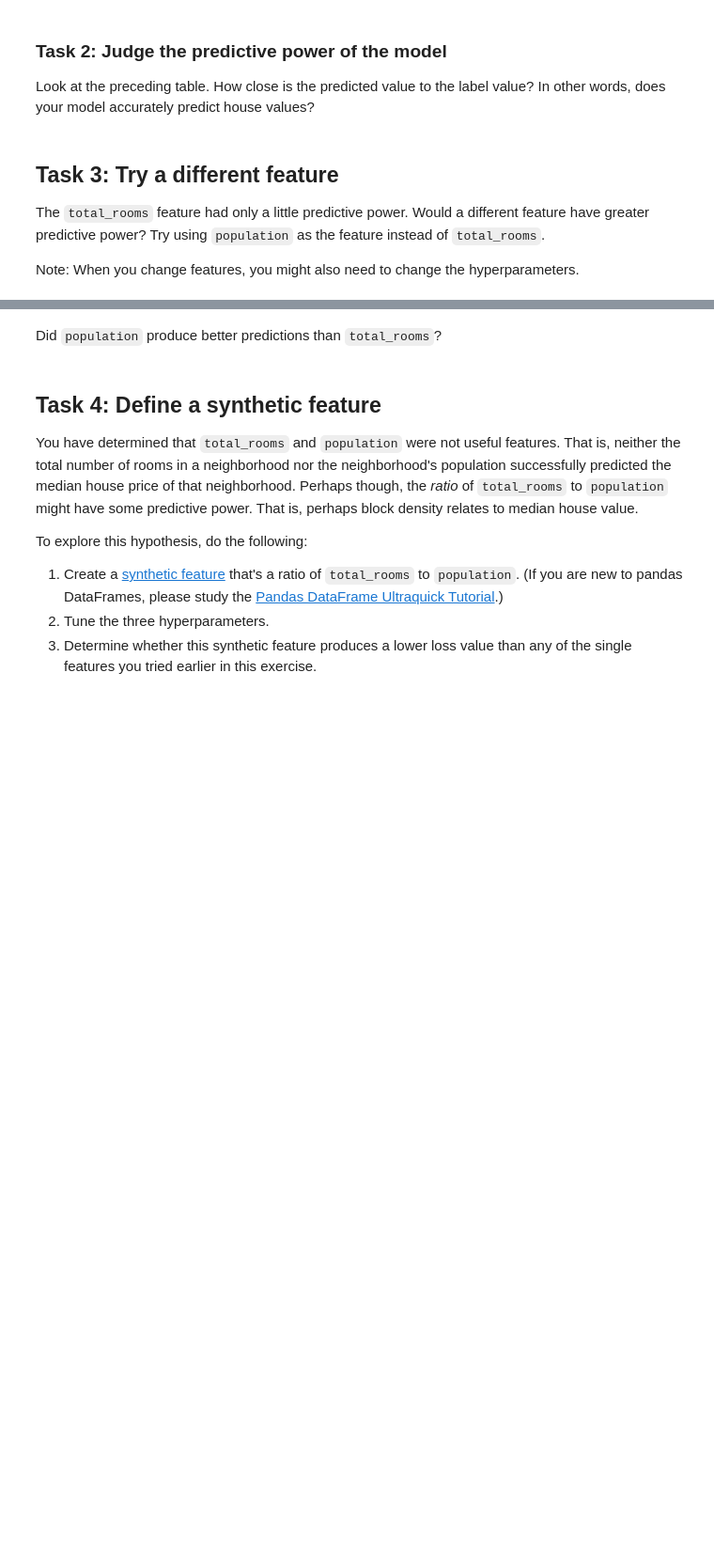
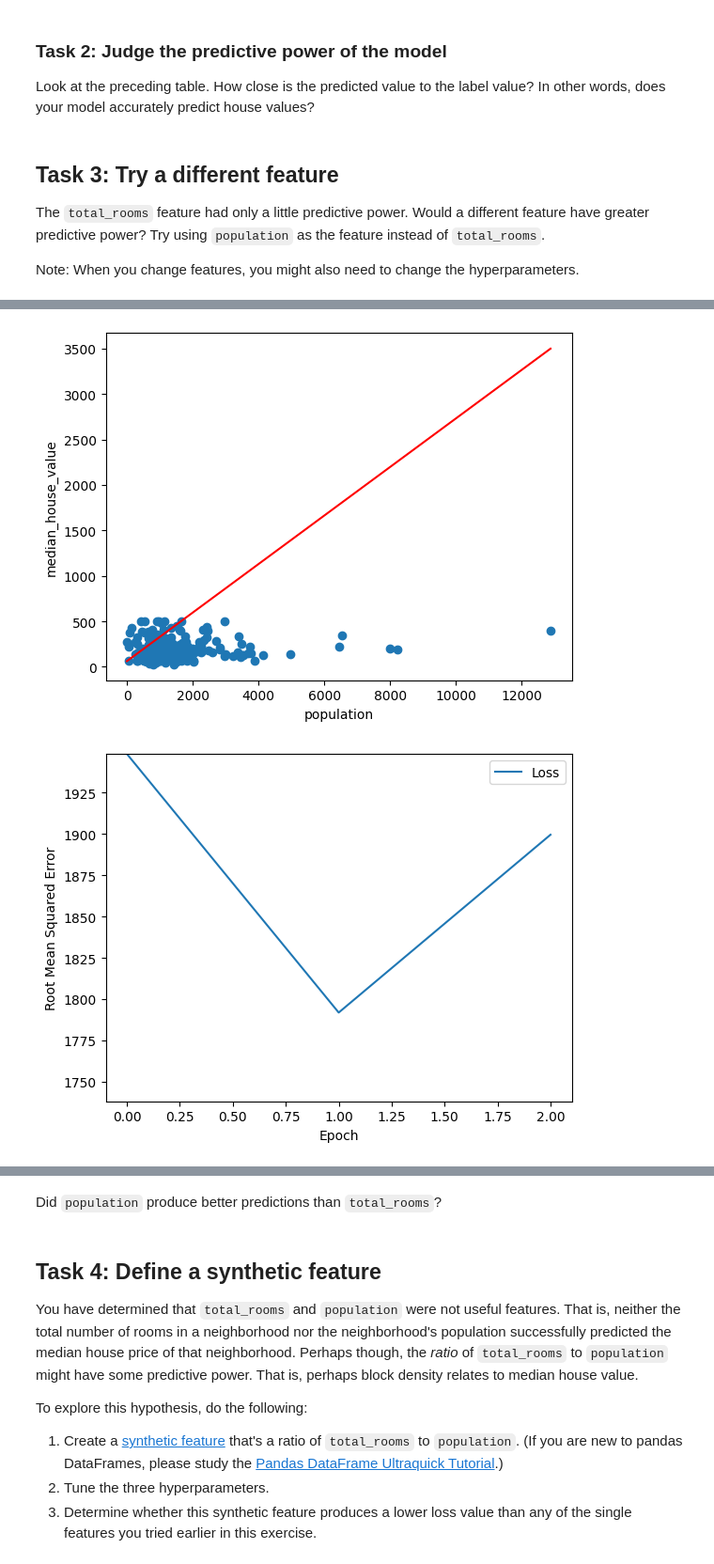
Before and after one commit to codeyson/CPE-313, a Jupyter notebook: HOA_1_Using_Tensorflow_with_a_Real_Dataset_(with_solutions).ipynb, the cells around one changed output, grey strips where cells are left out. Shown at 94% size. Saved outputs shown, nothing was run; the diff lists cells and outputs as text; code cells hidden in the pictures; blank space fills up the shorter version.

```diff
--- a/HOA_1_Using_Tensorflow_with_a_Real_Dataset_(with_solutions).ipynb
+++ b/HOA_1_Using_Tensorflow_with_a_Real_Dataset_(with_solutions).ipynb
@@ -250,6 +265,8 @@ You may optionally double-click the headline to see the matplotlib code, but not
 #@title Define the plotting functions
 def plot_the_model(trained_weight, trained_bias, feature, label):
   """Plot the trained model against 200 random training examples."""
+  trained_weight = trained_weight.item()
+  trained_bias = trained_bias.item()
 
   # Label the axes.
   plt.xlabel(feature)
@@ -364,11 +416,11 @@ The `total_rooms` feature had only a little predictive power. Would a different
 
 Note: When you change features, you might also need to change the hyperparameters.
 # %%
-my_feature = "?"   # Replace the ? with population or possibly
+my_feature = "population"   # Replace the ? with population or possibly
                    # a different column name.
 
 # Experiment with the hyperparameters.
-learning_rate = 2
+learning_rate = 2.0
 epochs = 3
 batch_size = 120
 
@@ -381,3 +433,4 @@ plot_the_model(weight, bias, my_feature, my_label)
 plot_the_loss_curve(epochs, rmse)
 
 predict_house_values(15, my_feature, my_label)
+# %% [output]
@@ -383,0 +444,2 @@ predict_house_values(15, my_feature, my_label)
+[figure, added]
+[figure, added]
```
Also changed, not shown: parts of 13 cells of this notebook.
